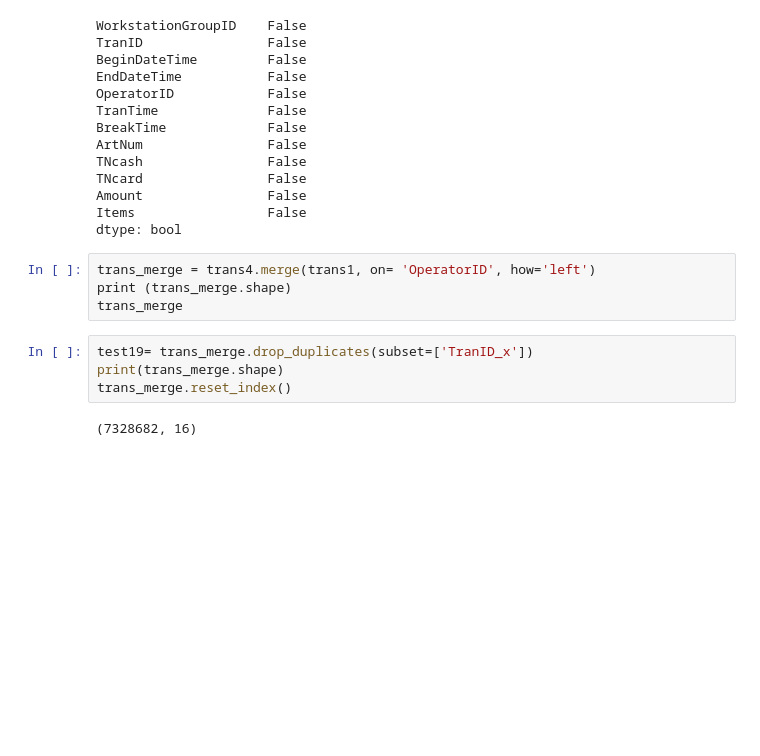
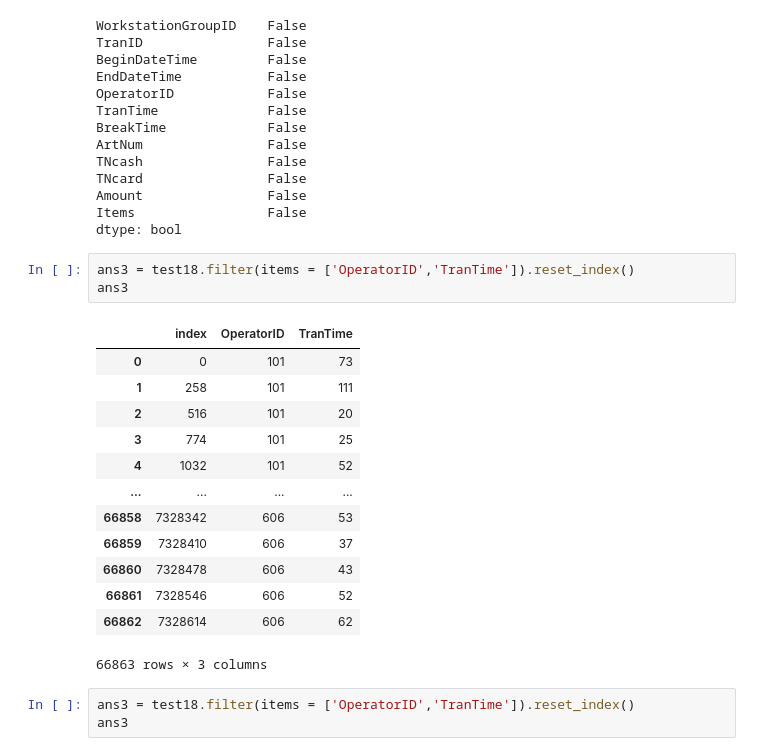
Before and after one commit to Aingon14/python_dataviz2023, a Jupyter notebook: final.ipynb, the cells around one changed output. Drawn from its saved outputs; the diff is of its cells as text; blank space fills up the shorter version.

```diff
--- a/final.ipynb
+++ b/final.ipynb
@@ -241,13 +267,23 @@ TNcard                False
 Amount                False
 Items                 False
 dtype: bool
-# %%
-trans_merge = trans4.merge(trans1, on= 'OperatorID', how='left')
-print (trans_merge.shape)
-trans_merge
-# %%
-test19= trans_merge.drop_duplicates(subset=['TranID_x'])
-print(trans_merge.shape)
-trans_merge.reset_index()
-# %% [output]
-(7328682, 16)
+# %%
+ans3 = test18.filter(items = ['OperatorID','TranTime']).reset_index()
+ans3
+# %% [output]
+|  | index | OperatorID | TranTime |
+| 0 | 0 | 101 | 73 |
+| 1 | 258 | 101 | 111 |
+| 2 | 516 | 101 | 20 |
+| 3 | 774 | 101 | 25 |
+| 4 | 1032 | 101 | 52 |
+| ... | ... | ... | ... |
+| 66858 | 7328342 | 606 | 53 |
+| 66859 | 7328410 | 606 | 37 |
+| 66860 | 7328478 | 606 | 43 |
+| 66861 | 7328546 | 606 | 52 |
+| 66862 | 7328614 | 606 | 62 |
+66863 rows × 3 columns
+# %%
+ans3 = test18.filter(items = ['OperatorID','TranTime']).reset_index()
+ans3
```
Also changed, not shown: parts of 9 cells of this notebook.
